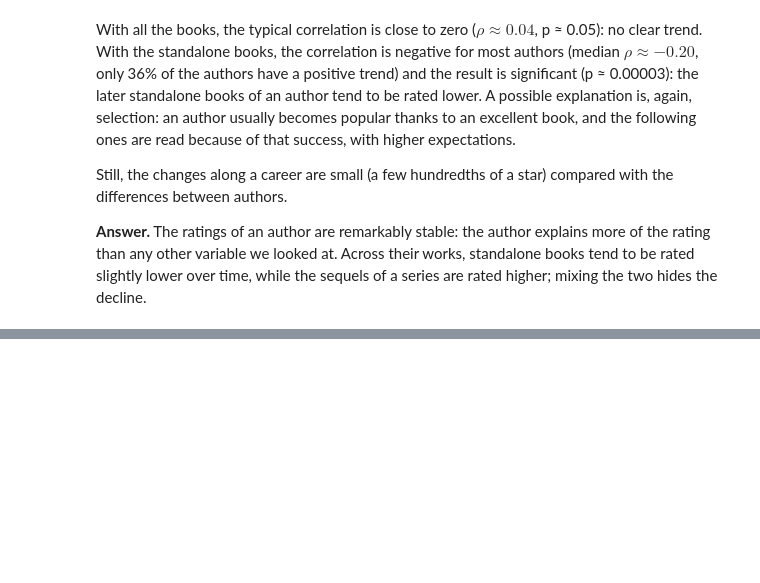
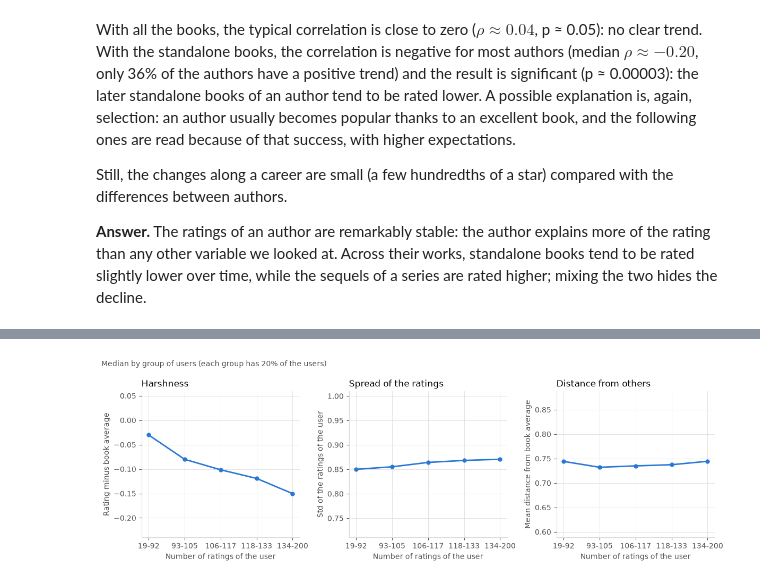
Before and after one commit to mbeyzademirkubuz/book-ratings-insights, a Jupyter notebook: notebooks/walkthrough.ipynb, the cells around one changed output, grey strips where cells are left out. Cells and saved outputs as stored; diff of their text form; code cells hidden in the pictures; blank space fills up the shorter version.

```diff
--- a/notebooks/walkthrough.ipynb
+++ b/notebooks/walkthrough.ipynb
@@ -735,0 +717,3 @@ higher; mixing the two hides the decline.
+# %%
+users = summarize_users(ratings, clean)
+users["n_ratings"].describe()
@@ -735,0 +747,4 @@ higher; mixing the two hides the decline.
+# %%
+fig = plot_activity_profiles(summarize_by_activity(users))
+# %% [output]
+[figure, added]
```
Also changed, not shown: parts of 29 cells of this notebook, 2 other files.
